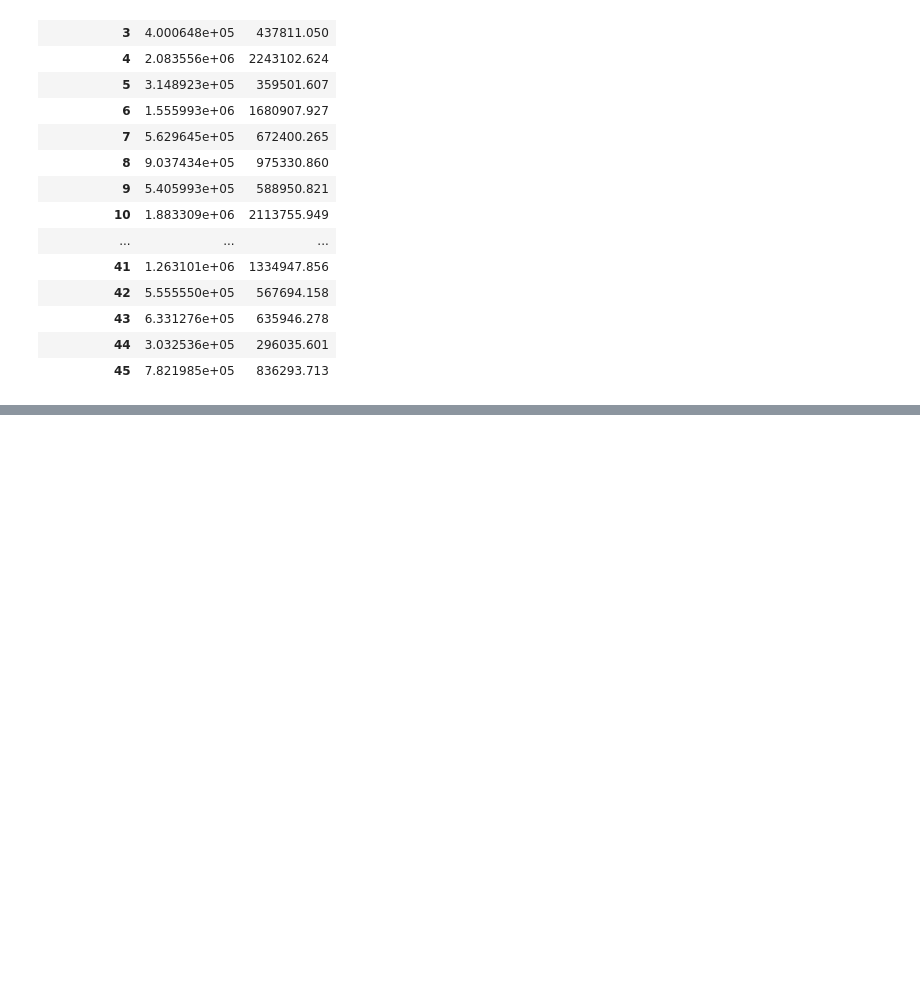
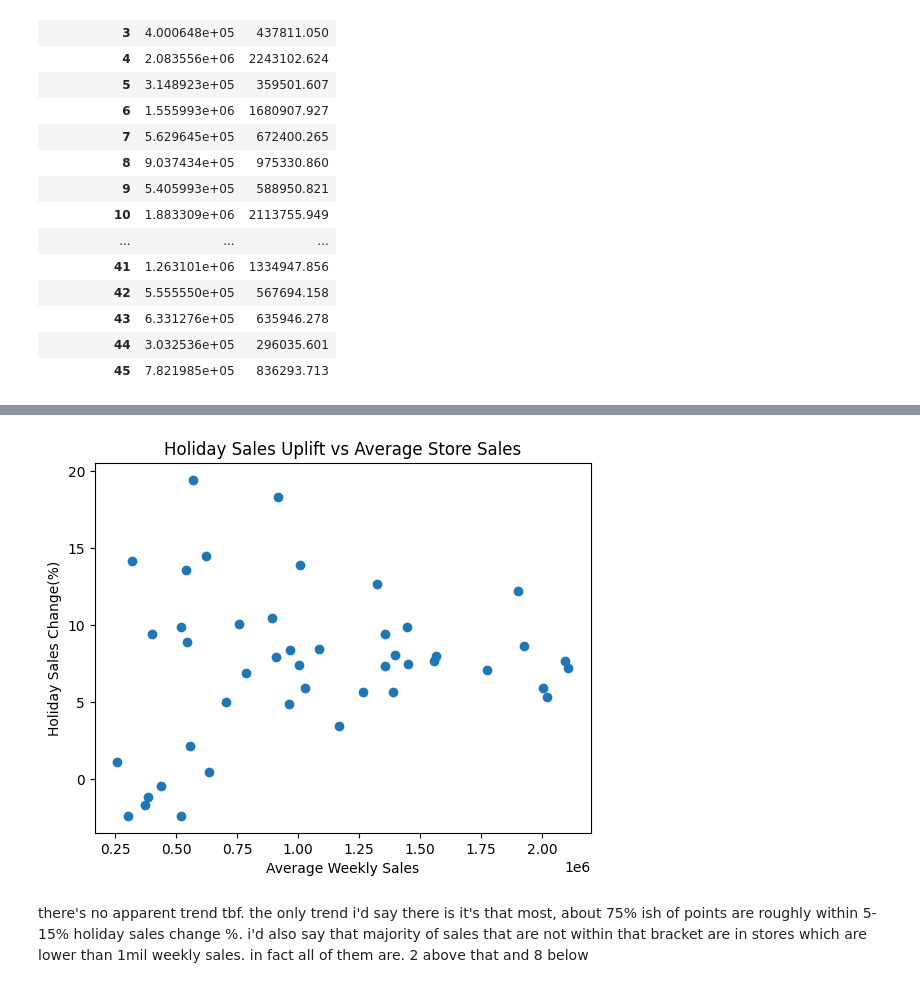
Before and after one commit to rolandoteniya/walmart-sales-analytics, a Jupyter notebook: walmart_sales_analytics.ipynb, the cells around one changed output, grey strips where cells are left out. Cells and saved outputs as stored; diff of their text form; code cells hidden in the pictures; blank space fills up the shorter version.

Commit message:
Looked at relationship between percentage change of weekly sales between holiday and non holiday weeks vs average weekly sales

```diff
--- a/walmart_sales_analytics.ipynb
+++ b/walmart_sales_analytics.ipynb
@@ -306,3 +306,7 @@ holiday_store
 | 43 | 6.331276e+05 | 635946.278 |
 | 44 | 3.032536e+05 | 296035.601 |
 | 45 | 7.821985e+05 | 836293.713 |
+# %%
+holiday_store['Holiday_Change_%'] = ((holiday_store[1] - holiday_store[0])/ holiday_store[0] * 100)
+
+holiday_store.sort_values('Holiday_Change_%', ascending = False)
@@ -308,0 +336,19 @@ holiday_store
+# %%
+#percentage change on holiday vs non holiday weekly sales vs avg sales
+
+store_avg = df.groupby('Store')['Weekly_Sales'].mean()
+holiday_store['Average_Sales'] = store_avg
+# %%
+plt.scatter(
+    holiday_store['Average_Sales'],
+    holiday_store['Holiday_Change_%']
+)
+
+plt.xlabel('Average Weekly Sales')
+plt.ylabel('Holiday Sales Change(%)')
+plt.title('Holiday Sales Uplift vs Average Store Sales')
+plt.show()
+# %% [output]
+[figure, added]
+# %% [markdown]
+there's no apparent trend tbf. the only trend i'd say there is it's that most, about 75% ish of points are roughly within 5-15% holiday sales change %. i'd also say that majority of sales that are not within that bracket are in stores which are lower than 1mil weekly sales. in fact all of them are. 2 above that and 8 below
```
Also changed, not shown: parts of 2 cells of this notebook.
